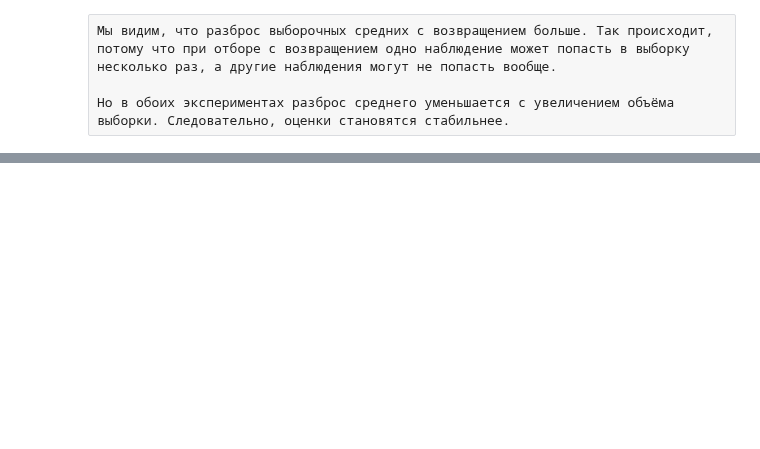
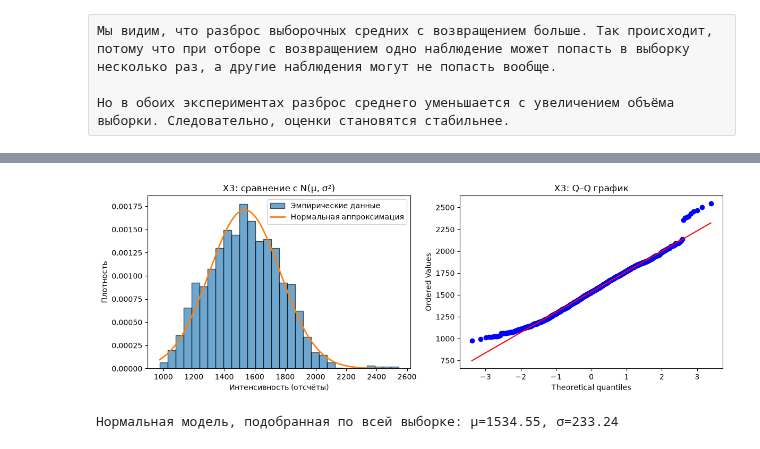
Before and after one commit to polina5544/Lab_1_MathStat, a Jupyter notebook: Lab1_Sprint1.ipynb, the cells around one changed output, grey strips where cells are left out. Saved outputs shown, nothing was run; the diff lists cells and outputs as text; code cells hidden in the pictures; blank space fills up the shorter version.

```diff
--- a/Lab1_Sprint1.ipynb
+++ b/Lab1_Sprint1.ipynb
@@ -559,0 +960,23 @@ n
+# %%
+mu3 = x3.mean()
+sigma3 = x3.std(ddof=0)
+xgrid = np.linspace(x3.min(), x3.max(), 500)
+
+fig, axes = plt.subplots(1, 2, figsize=(12, 4.2))
+axes[0].hist(x3, bins=30, density=True, edgecolor="black", alpha=0.65,
+             label="Эмпирические данные")
+axes[0].plot(xgrid, stats.norm.pdf(xgrid, loc=mu3, scale=sigma3),
+             linewidth=2, label="Нормальная аппроксимация")
+axes[0].set(title="X3: сравнение с N(μ, σ²)",
+            xlabel="Интенсивность (отсчёты)", ylabel="Плотность")
+axes[0].legend()
+
+stats.probplot(x3, dist="norm", plot=axes[1])
+axes[1].set_title("X3: Q–Q график")
+plt.tight_layout()
+plt.show()
+
+print(f"Нормальная модель, подобранная по всей выборке: μ={mu3:.2f}, σ={sigma3:.2f}")
+# %% [output]
+[figure, added]
+Нормальная модель, подобранная по всей выборке: μ=1534.55, σ=233.24
```
Also changed, not shown: parts of 75 cells of this notebook.
